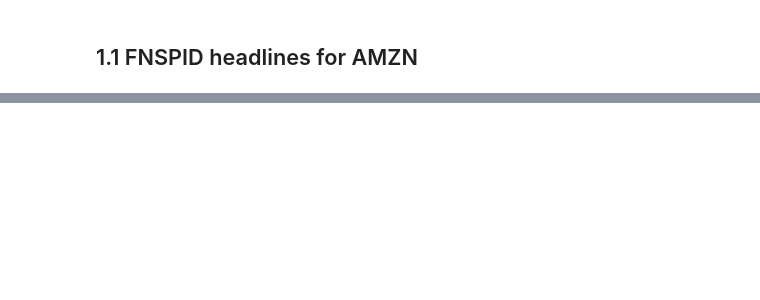
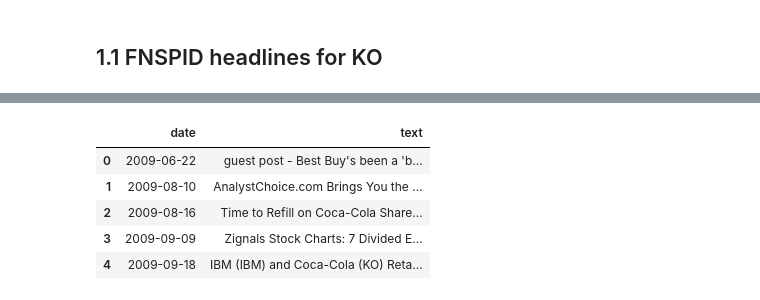
Before and after one commit to jomo8/energy-analysis-pipeline, a Jupyter notebook: 01_data_ingestion.ipynb, the cells around one changed output, grey strips where cells are left out. Cells and saved outputs as stored; diff of their text form; code cells hidden in the pictures; blank space fills up the shorter version.

```diff
--- a/01_data_ingestion.ipynb
+++ b/01_data_ingestion.ipynb
@@ -58,26 +48,26 @@ from huggingface_hub import hf_hub_download, list_repo_files
 # %% [markdown]
-## 1.1 FNSPID headlines for AMZN
+## 1.1 FNSPID headlines for KO
 # %%
 def choose_column_by_keywords(columns, keyword_groups):
     """Return first column whose name contains all terms in a keyword group."""
-    # Compare in lowercase so matching is robust to capitalization.
+    # Lowercase compare for capitalization-robust matching.
     normalized = {col: col.lower() for col in columns}
 
-    # Try each candidate keyword pattern in order.
+    # Try each keyword pattern in order.
     for keywords in keyword_groups:
         for col, lower_col in normalized.items():
-            # all(...) means every term in the pattern must appear.
+            # Every term in the pattern must appear.
             if all(token in lower_col for token in keywords):
                 return col
     return None
 
 
 def build_text_column(df, headline_col, body_col=None):
-    """Create final text column from headline (+ optional article body)."""
-    # Headline is the base text field used for modeling.
+    """Create text column from headline (and optional body)."""
+    # Headline is the base text field.
     text = df[headline_col].fillna("").astype(str).str.strip()
 
-    # If a body/content column exists, append it for richer context.
+    # Append body if available for richer context.
     if body_col and body_col in df.columns:
         body = df[body_col].fillna("").astype(str).str.strip()
         has_body = body.str.len() > 0
@@ -87,7 +77,7 @@ def build_text_column(df, headline_col, body_col=None):
     return text
 
 
-# Download raw FNSPID news CSV directly to avoid mixed-type Arrow inference errors.
+# Stream raw FNSPID news CSV directly to avoid mixed-type Arrow inference errors.
 news_csv_path = hf_hub_download(
     repo_id="Zihan1004/FNSPID",
     filename="Stock_news/nasdaq_exteral_data.csv",
@@ -95,8 +85,8 @@ news_csv_path = hf_hub_download(
 )
 print(f"FNSPID news CSV local path: {news_csv_path}")
 
-# Stream CSV in chunks and keep only AMZN rows before concatenation.
-amzn_chunks = []
+# Stream CSV in chunks; keep only the configured ticker before concat.
+ticker_chunks = []
 first_chunk_columns = None
 symbol_col_candidates = [["stock", "symbol"], ["symbol"], ["ticker"]]
 
@@ -114,14 +104,14 @@ for chunk in pd.read_csv(news_csv_path, chunksize=500_000, low_memory=False):
             f"Available columns: {list(chunk.columns)}"
         )
 
-    amzn_chunk = chunk[
+    ticker_chunk = chunk[
         chunk[chunk_symbol_col].astype(str).str.upper() == CONFIG["company"]["ticker"]
     ]
-    if not amzn_chunk.empty:
-        amzn_chunks.append(amzn_chunk)
+    if not ticker_chunk.empty:
+        ticker_chunks.append(ticker_chunk)
 
-if amzn_chunks:
-    news_df = pd.concat(amzn_chunks, ignore_index=True)
+if ticker_chunks:
+    news_df = pd.concat(ticker_chunks, ignore_index=True)
 elif first_chunk_columns is not None:
     news_df = pd.DataFrame(columns=first_chunk_columns)
 else:
@@ -162,7 +152,7 @@ body_col = choose_column_by_keywords(
     keyword_groups=[["body"], ["content"], ["article"], ["summary"]],
 )
 
-# Validate required fields before continuing.
+# Validate required fields.
 required = {
     "symbol_col": symbol_col,
     "headline_col": headline_col,
@@ -181,18 +171,18 @@ print(f"  headline: {headline_col}")
 print(f"  date:     {date_col}")
 print(f"  body:     {body_col}")
 
-# Keep only AMZN rows based on ticker/symbol match.
-amzn_news = news_df[news_df[symbol_col].astype(str).str.upper() == CONFIG["company"]["ticker"]].copy()
+# Filter to configured ticker.
+ticker_news = news_df[news_df[symbol_col].astype(str).str.upper() == CONFIG["company"]["ticker"]].copy()
 
-# Parse timestamps in UTC first, then drop timezone and keep date only.
-parsed_dates = pd.to_datetime(amzn_news[date_col], errors="coerce", utc=True)
-amzn_news["date"] = parsed_dates.dt.tz_localize(None).dt.normalize()
+# Parse timestamps in UTC, then drop tz and keep date only.
+parsed_dates = pd.to_datetime(ticker_news[date_col], errors="coerce", utc=True)
+ticker_news["date"] = parsed_dates.dt.tz_localize(None).dt.normalize()
 
-# Build final training text from headline and optional body.
-amzn_news["text"] = build_text_column(amzn_news, headline_col=headline_col, body_col=body_col)
+# Build final training text from headline (and optional body).
+ticker_news["text"] = build_text_column(ticker_news, headline_col=headline_col, body_col=body_col)
 
-# Keep only required columns for downstream NLP stages.
-text_df = amzn_news[["date", "text"]].copy()
+# Keep required columns for downstream NLP stages.
+text_df = ticker_news[["date", "text"]].copy()
 text_df = text_df.dropna(subset=["date", "text"])
 text_df = text_df[text_df["text"].str.strip().str.len() > 0]
 
@@ -201,17 +191,18 @@ window_start = pd.Timestamp(CONFIG["company"]["start_date"])
 window_end = pd.Timestamp(CONFIG["company"]["end_date"])
 text_df = text_df[(text_df["date"] >= window_start) & (text_df["date"] <= window_end)]
 
-# Sort by date so chronology is explicit for all later stages.
+# Sort by date so chronology is explicit downstream.
 text_df = text_df.sort_values("date").reset_index(drop=True)
 
-# Print data coverage summary.
-print(f"AMZN headline rows: {len(text_df)}")
+# Coverage summary.
+print(f"KO headline rows: {len(text_df)}")
 print(f"Date range: {text_df['date'].min()} -> {text_df['date'].max()}")
 
-# year_hist is a per-year volume check for headline coverage.
+# Per-year volume check.
 year_hist = text_df.assign(year=text_df["date"].dt.year).groupby("year").size()
 print("Headlines per year:")
 print(year_hist.to_string())
 
-# Preview cleaned text data.
+# Preview cleaned text.
 text_df.head()
+# %% [output]
@@ -218 +226,7 @@ text_df.head()
+|  | date | text |
+| 0 | 2009-06-22 | guest post - Best Buy's been a 'b... |
+| 1 | 2009-08-10 | AnalystChoice.com Brings You the ... |
+| 2 | 2009-08-16 | Time to Refill on Coca-Cola Share... |
+| 3 | 2009-09-09 | Zignals Stock Charts: 7 Divided E... |
+| 4 | 2009-09-18 | IBM (IBM) and Coca-Cola (KO) Reta... |
 # %% [markdown]
```
Also changed, not shown: parts of 7 cells of this notebook, 4 other files.
